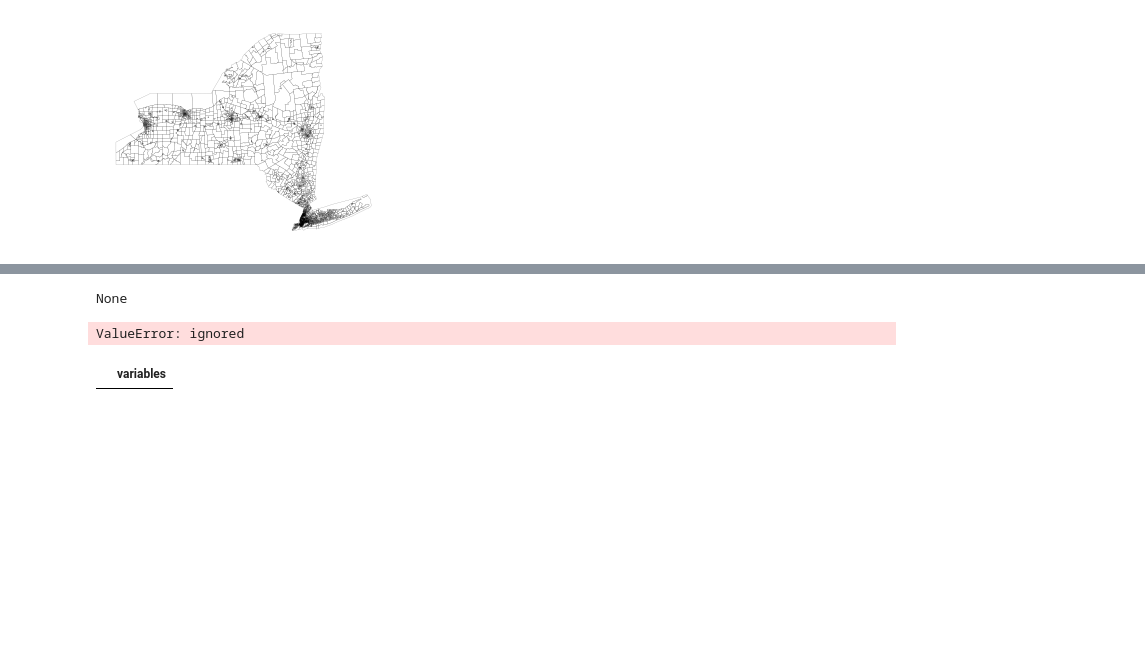
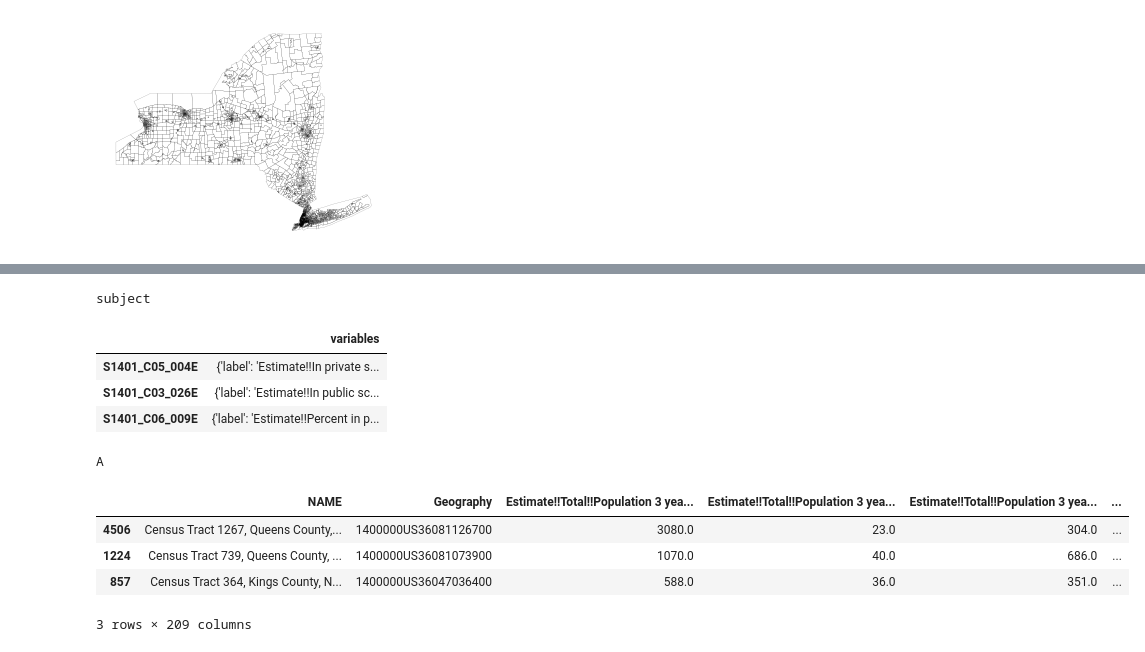
Before and after one commit to PrattSAVI/ACS, a Jupyter notebook: NYC_CensusTable.ipynb, the cells around one changed output, grey strips where cells are left out. Cells and saved outputs as stored; diff of their text form; code cells hidden in the pictures; blank space fills up the shorter version.

```diff
--- a/NYC_CensusTable.ipynb
+++ b/NYC_CensusTable.ipynb
@@ -143,48 +130,50 @@ if data_type == 'table':
   cols = pd.read_json( r'https://api.census.gov/data/2019/acs/acs5/variables.json' )
 if data_type == 'subject':
   cols = pd.read_json( r'https://api.census.gov/data/2019/acs/acs5/subject/variables.json' )
-
-display( cols[cols.index.str.contains(Table_name) ].sample(3) )
 
 label = []
 if len( cols[ cols.index.isin( bg_clean.columns.tolist() ) ] ) != 0:
   print('A')
   for c in bg_clean.columns.tolist():
       temp = cols[ cols.index == c ]
       if len(temp) != 0:
         label.append( temp['variables'][0]['label']  )
       else:
         label.append( c )
 
 if len( cols[ cols.index.isin( bg_clean.columns.tolist() ) ] ) == 0:
   print( 'B' )
   cols = pd.read_json( 'https://api.census.gov/data/2017/acs/acs5/subject/groups/' + Table_name + '.json' )
   for c in bg_clean.columns.tolist():
       temp = cols[ cols.index == c ]
       if len(temp) != 0:
         label.append( temp['variables'][0]['label']  )
       else:
         label.append( c )
 
 bg_clean.columns = label
 bg_clean = bg_clean.dropna( how = 'all' , axis = 1) #Remove columns if there is no value
 
 bg_clean = bg_clean.loc[:,~bg_clean.columns.duplicated()] #Remove duplicate NAME Columns
 bg_clean = bg_clean[ bg_clean.columns[ ~bg_clean.columns.str.contains('EA') ] ] #Remove Annotations Columns
 bg_clean = bg_clean[ bg_clean.columns[ ~bg_clean.columns.str.contains('MA') ] ] #Remove Annotations Columns
 bg_clean = bg_clean[ bg_clean.columns[ bg_clean.columns.str[-1:] != 'M' ] ]
 
 if delete_MOE == True:
   bg_clean = bg_clean[ bg_clean.columns[ ~bg_clean.columns.str.contains('Margin of Error') ] ] #Remove Annotations Columns
 bg_clean.sample( 3 )
 # %% [output]
-None
+subject
+|  | variables |
+| S1401_C05_004E | {'label': 'Estimate!!In private s... |
+| S1401_C03_026E | {'label': 'Estimate!!In public sc... |
+| S1401_C06_009E | {'label': 'Estimate!!Percent in p... |
-ValueError: ignored
+A
+|  | NAME | Geography | Estimate!!Total!!Population 3 yea... | Estimate!!Total!!Population 3 yea... | Estimate!!Total!!Population 3 yea... | ... |
+| 4506 | Census Tract 1267, Queens County,... | 1400000US36081126700 | 3080.0 | 23.0 | 304.0 | ... |
+| 1224 | Census Tract 739, Queens County, ... | 1400000US36081073900 | 1070.0 | 40.0 | 686.0 | ... |
+| 857 | Census Tract 364, Kings County, N... | 1400000US36047036400 | 588.0 | 36.0 | 351.0 | ... |
+3 rows × 209 columns
-# %%
-cols[ cols.index.str.contains( Table_name) ]
-#display( cols[cols.index.str.contains(Table_name) ].sample(3) )
-# %% [output]
-|  | variables |
 # %%
 #@title ### Join Census table with geometry
 #@markdown Isolate the counties below.
```
Also changed, not shown: parts of 6 cells of this notebook.
